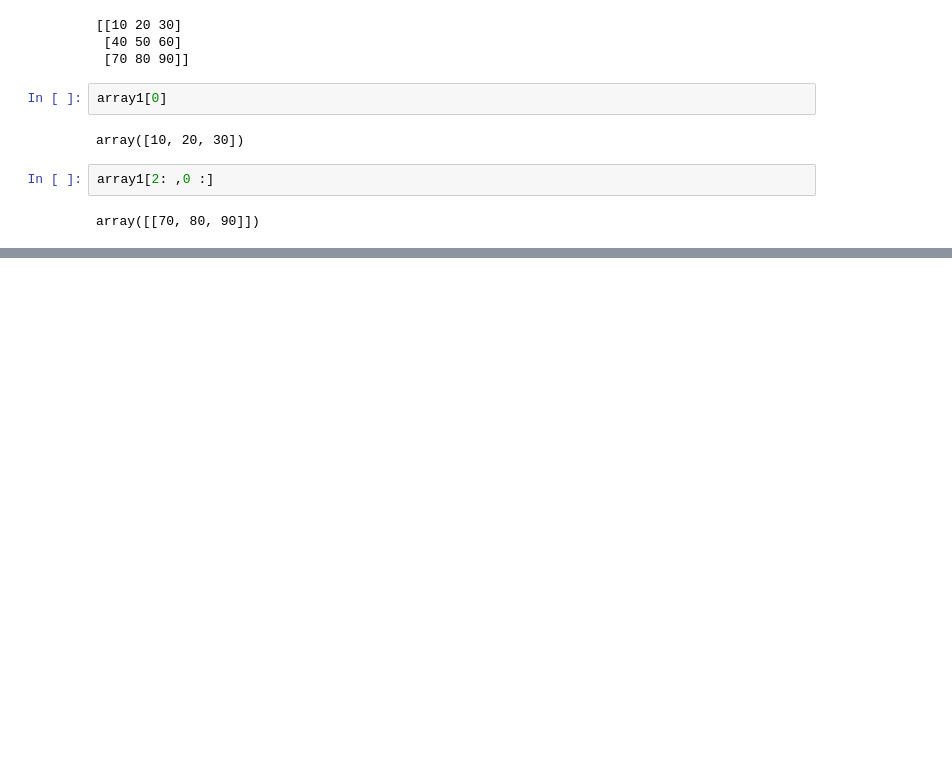
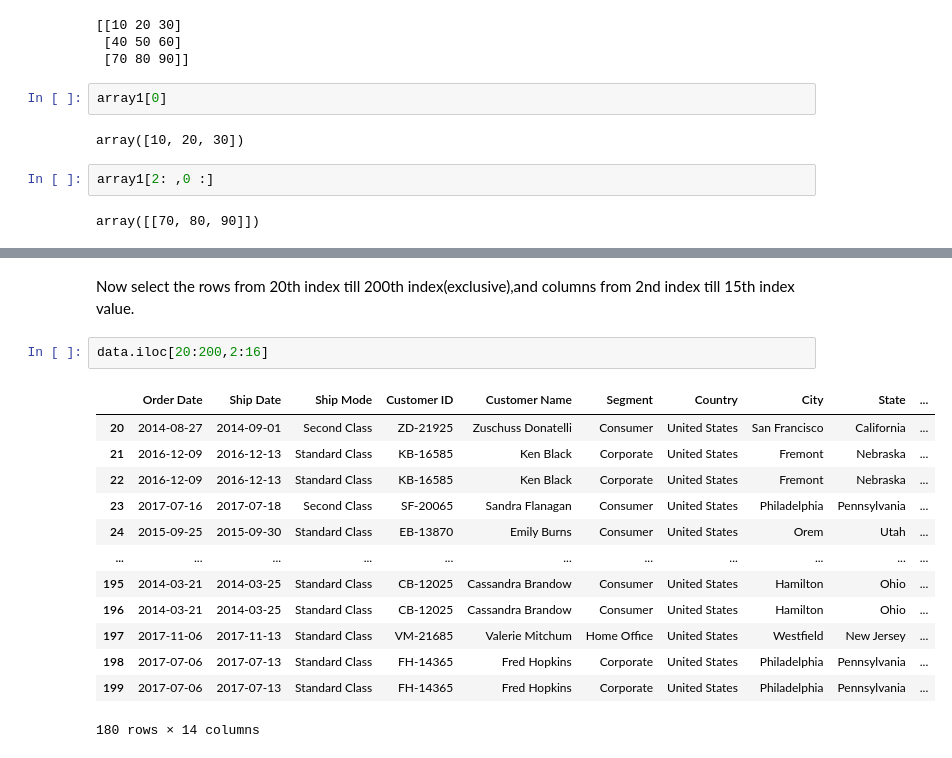
Before and after one commit to Meghanakm-24/Meghanakm-24, a Jupyter notebook: Assignments.ipynb, the cells around one changed output, grey strips where cells are left out. Drawn from its saved outputs; the diff is of its cells as text; blank space fills up the shorter version.

```diff
--- a/Assignments.ipynb
+++ b/Assignments.ipynb
@@ -303,0 +700,20 @@ array([[70, 80, 90]])
+# %% [markdown]
+Now select the rows from 20th index till 200th
+index(exclusive),and columns from 2nd index till 15th index
+value.
+# %%
+data.iloc[20:200,2:16]
+# %% [output]
+|  | Order Date | Ship Date | Ship Mode | Customer ID | Customer Name | Segment | Country | City | State | ... |
+| 20 | 2014-08-27 | 2014-09-01 | Second Class | ZD-21925 | Zuschuss Donatelli | Consumer | United States | San Francisco | California | ... |
+| 21 | 2016-12-09 | 2016-12-13 | Standard Class | KB-16585 | Ken Black | Corporate | United States | Fremont | Nebraska | ... |
+| 22 | 2016-12-09 | 2016-12-13 | Standard Class | KB-16585 | Ken Black | Corporate | United States | Fremont | Nebraska | ... |
+| 23 | 2017-07-16 | 2017-07-18 | Second Class | SF-20065 | Sandra Flanagan | Consumer | United States | Philadelphia | Pennsylvania | ... |
+| 24 | 2015-09-25 | 2015-09-30 | Standard Class | EB-13870 | Emily Burns | Consumer | United States | Orem | Utah | ... |
+| ... | ... | ... | ... | ... | ... | ... | ... | ... | ... | ... |
+| 195 | 2014-03-21 | 2014-03-25 | Standard Class | CB-12025 | Cassandra Brandow | Consumer | United States | Hamilton | Ohio | ... |
+| 196 | 2014-03-21 | 2014-03-25 | Standard Class | CB-12025 | Cassandra Brandow | Consumer | United States | Hamilton | Ohio | ... |
+| 197 | 2017-11-06 | 2017-11-13 | Standard Class | VM-21685 | Valerie Mitchum | Home Office | United States | Westfield | New Jersey | ... |
+| 198 | 2017-07-06 | 2017-07-13 | Standard Class | FH-14365 | Fred Hopkins | Corporate | United States | Philadelphia | Pennsylvania | ... |
+| 199 | 2017-07-06 | 2017-07-13 | Standard Class | FH-14365 | Fred Hopkins | Corporate | United States | Philadelphia | Pennsylvania | ... |
+180 rows × 14 columns
```
Also changed, not shown: parts of 52 cells of this notebook.
